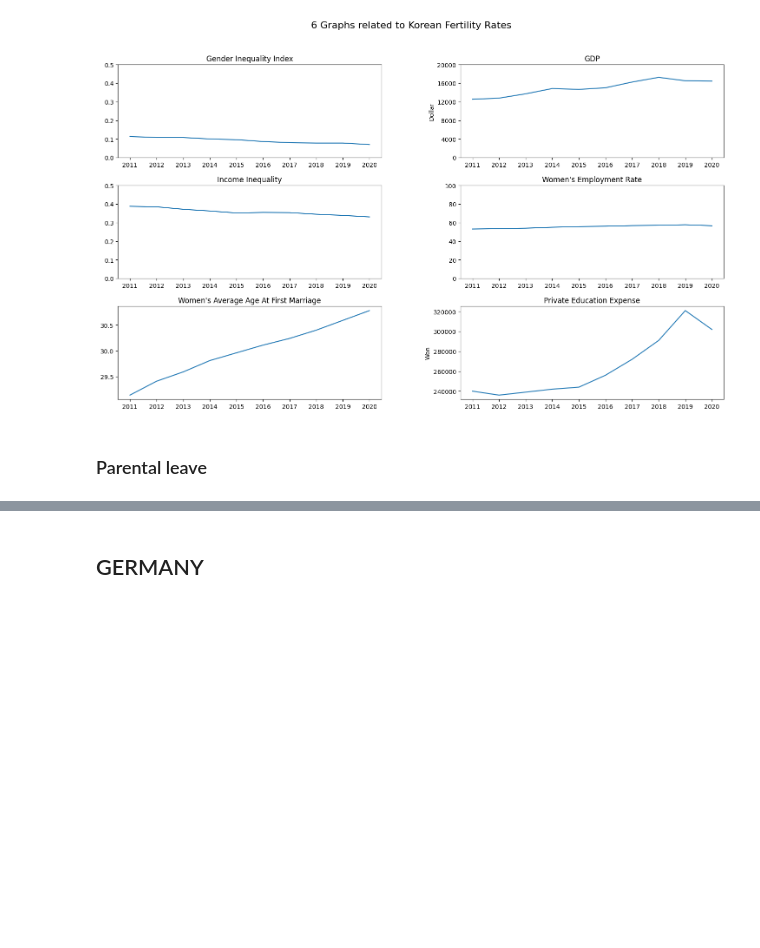
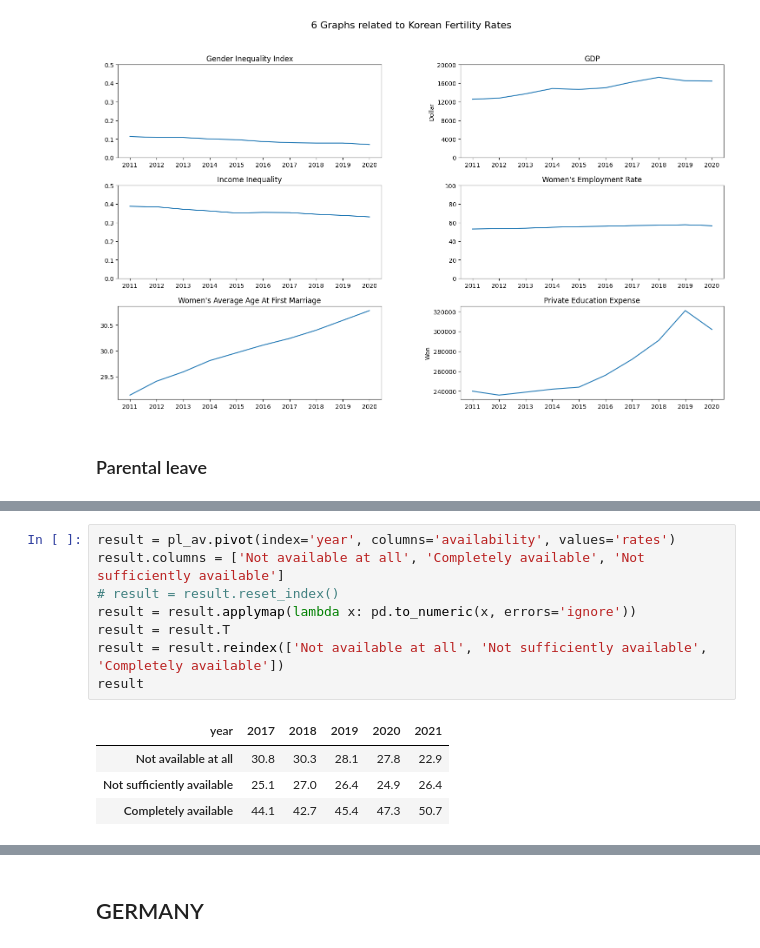
Before and after one commit to ikkjun/Declining_Fertility_Rates, a Jupyter notebook: Declining_Fertility_Rates.ipynb, the cells around one changed output, grey strips where cells are left out. Cells and saved outputs as stored; diff of their text form; blank space fills up the shorter version.

```diff
--- a/Declining_Fertility_Rates.ipynb
+++ b/Declining_Fertility_Rates.ipynb
@@ -358,0 +375,13 @@ pl = pd.read_csv()
+# %%
+result = pl_av.pivot(index='year', columns='availability', values='rates')
+result.columns = ['Not available at all', 'Completely available', 'Not sufficiently available']
+# result = result.reset_index()
+result = result.applymap(lambda x: pd.to_numeric(x, errors='ignore'))
+result = result.T
+result = result.reindex(['Not available at all', 'Not sufficiently available', 'Completely available'])
+result
+# %% [output]
+| year | 2017 | 2018 | 2019 | 2020 | 2021 |
+| Not available at all | 30.8 | 30.3 | 28.1 | 27.8 | 22.9 |
+| Not sufficiently available | 25.1 | 27.0 | 26.4 | 24.9 | 26.4 |
+| Completely available | 44.1 | 42.7 | 45.4 | 47.3 | 50.7 |
```
Also changed, not shown: parts of 4 cells of this notebook.
